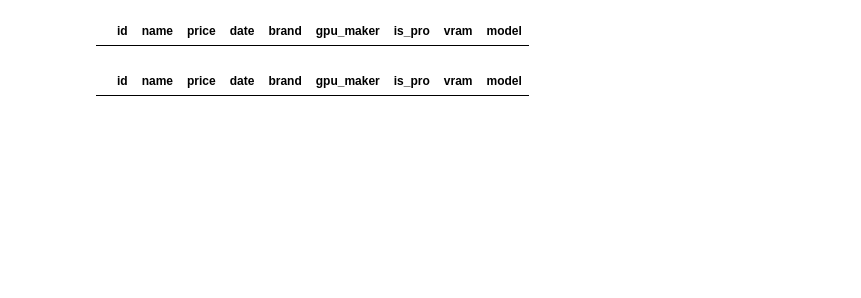
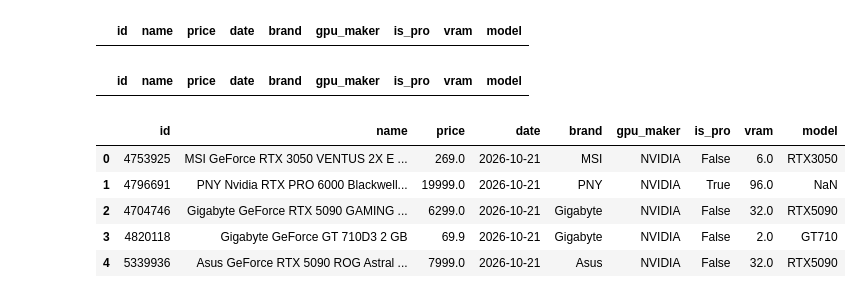
Before and after one commit to odysmpasias/gpu-price-tracker, a Jupyter notebook: notebooks/01_cleaning.ipynb, the cells around one changed output. Drawn from its saved outputs; the diff is of its cells as text; code cells hidden in the pictures; blank space fills up the shorter version.

```diff
--- a/notebooks/01_cleaning.ipynb
+++ b/notebooks/01_cleaning.ipynb
@@ -704,3 +705,12 @@ all_days[(all_days["model"].isna()) & (~all_days["is_pro"])]
 all_days[all_days["gpu_maker"].isna()]
 # %% [output]
 |  | id | name | price | date | brand | gpu_maker | is_pro | vram | model |
+# %%
+all_days.head()
+# %% [output]
+|  | id | name | price | date | brand | gpu_maker | is_pro | vram | model |
+| 0 | 4753925 | MSI GeForce RTX 3050 VENTUS 2X E ... | 269.0 | 2026-10-21 | MSI | NVIDIA | False | 6.0 | RTX3050 |
+| 1 | 4796691 | PNY Nvidia RTX PRO 6000 Blackwell... | 19999.0 | 2026-10-21 | PNY | NVIDIA | True | 96.0 | NaN |
+| 2 | 4704746 | Gigabyte GeForce RTX 5090 GAMING ... | 6299.0 | 2026-10-21 | Gigabyte | NVIDIA | False | 32.0 | RTX5090 |
+| 3 | 4820118 | Gigabyte GeForce GT 710D3 2 GB | 69.9 | 2026-10-21 | Gigabyte | NVIDIA | False | 2.0 | GT710 |
+| 4 | 5339936 | Asus GeForce RTX 5090 ROG Astral ... | 7999.0 | 2026-10-21 | Asus | NVIDIA | False | 32.0 | RTX5090 |
```
Also changed, not shown: parts of 8 cells of this notebook, 2 other files.
